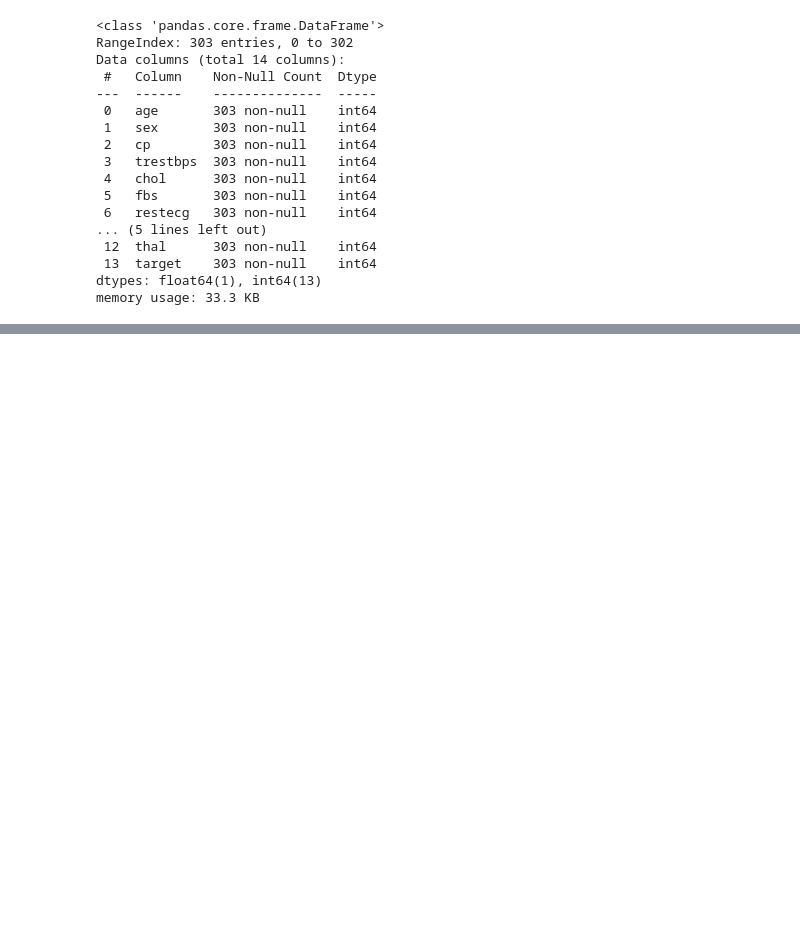
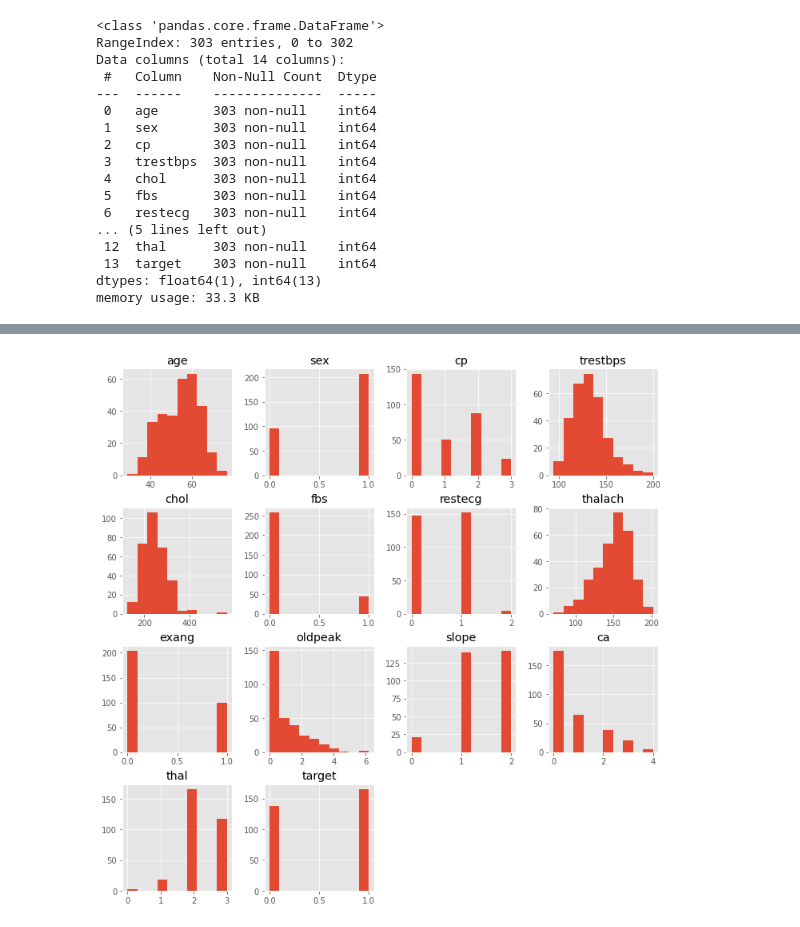
Before and after one commit to rajeshmore1/Heart-Disease-Prediction-Using-ANN, a Jupyter notebook: Rajesh_More_Assignment_Copy_of_M3W3D4_Assignment_Neural_Networks.ipynb, the cells around one changed output, grey strips where cells are left out. Cells and saved outputs as stored; diff of their text form; code cells hidden in the pictures; blank space fills up the shorter version.

```diff
--- a/Rajesh_More_Assignment_Copy_of_M3W3D4_Assignment_Neural_Networks.ipynb
+++ b/Rajesh_More_Assignment_Copy_of_M3W3D4_Assignment_Neural_Networks.ipynb
@@ -118,3 +97,9 @@ heart_df.describe()
 | 50% | 55.000000 | 1.000000 | 1.000000 | 130.000000 | 240.000000 | 0.000000 | 1.000000 | 153.000000 | 0.000000 | 0.800000 | 1.000000 | ... |
 | 75% | 61.000000 | 1.000000 | 2.000000 | 140.000000 | 274.500000 | 0.000000 | 1.000000 | 166.000000 | 1.000000 | 1.600000 | 2.000000 | ... |
 | max | 77.000000 | 1.000000 | 3.000000 | 200.000000 | 564.000000 | 1.000000 | 2.000000 | 202.000000 | 1.000000 | 6.200000 | 2.000000 | ... |
+# %%
+# plot histograms for each variable
+heart_df.hist(figsize = (12, 12))
+plt.show()
+# %% [output]
+[figure, added]
```
Also changed, not shown: parts of 20 cells of this notebook.
